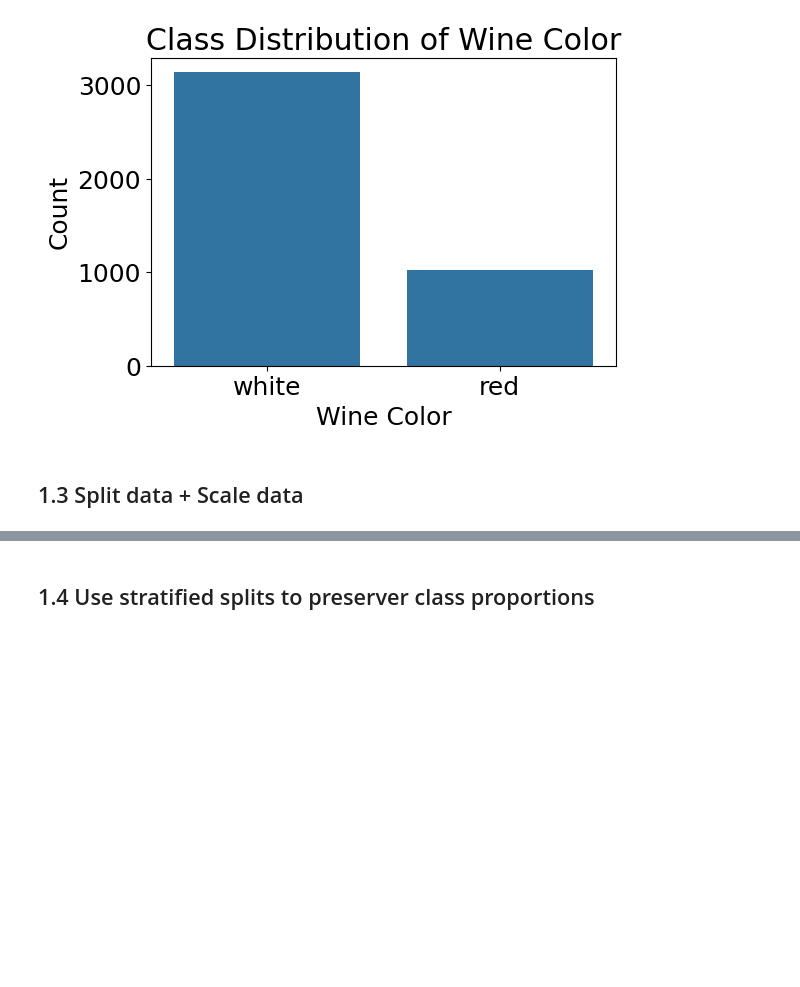
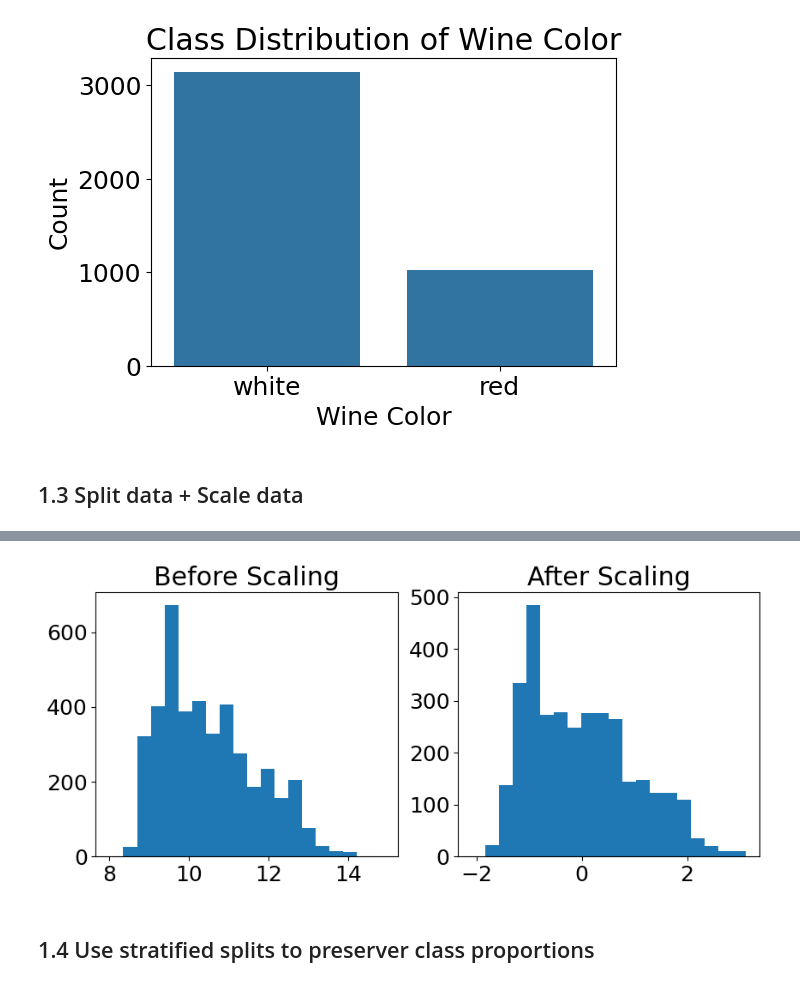
Before and after one commit to Titaniel3/ASDA_2025_Group_1_Portfolio_new, a Jupyter notebook: notebooks/week_12_Ranjit_part.ipynb, the cells around one changed output, grey strips where cells are left out. Cells and saved outputs as stored; diff of their text form; code cells hidden in the pictures; blank space fills up the shorter version.

```diff
--- a/notebooks/week_12_Ranjit_part.ipynb
+++ b/notebooks/week_12_Ranjit_part.ipynb
@@ -179,3 +203,17 @@ X_train_scaled.shape, X_test_scaled.shape
+# %%
+plt.figure(figsize=(10,4))
+
+plt.subplot(1,2,1)
+plt.hist(X['alcohol'], bins=20)
+plt.title("Before Scaling")
+
+plt.subplot(1,2,2)
+plt.hist(X_train_scaled[:, X.columns.get_loc('alcohol')], bins=20)
+plt.title("After Scaling")
+
+plt.show()
+# %% [output]
+[figure, added]
 # %% [markdown]
 ## 1.4 Use stratified splits to preserver class proportions
 # %%
```
Also changed, not shown: parts of 24 cells of this notebook.
